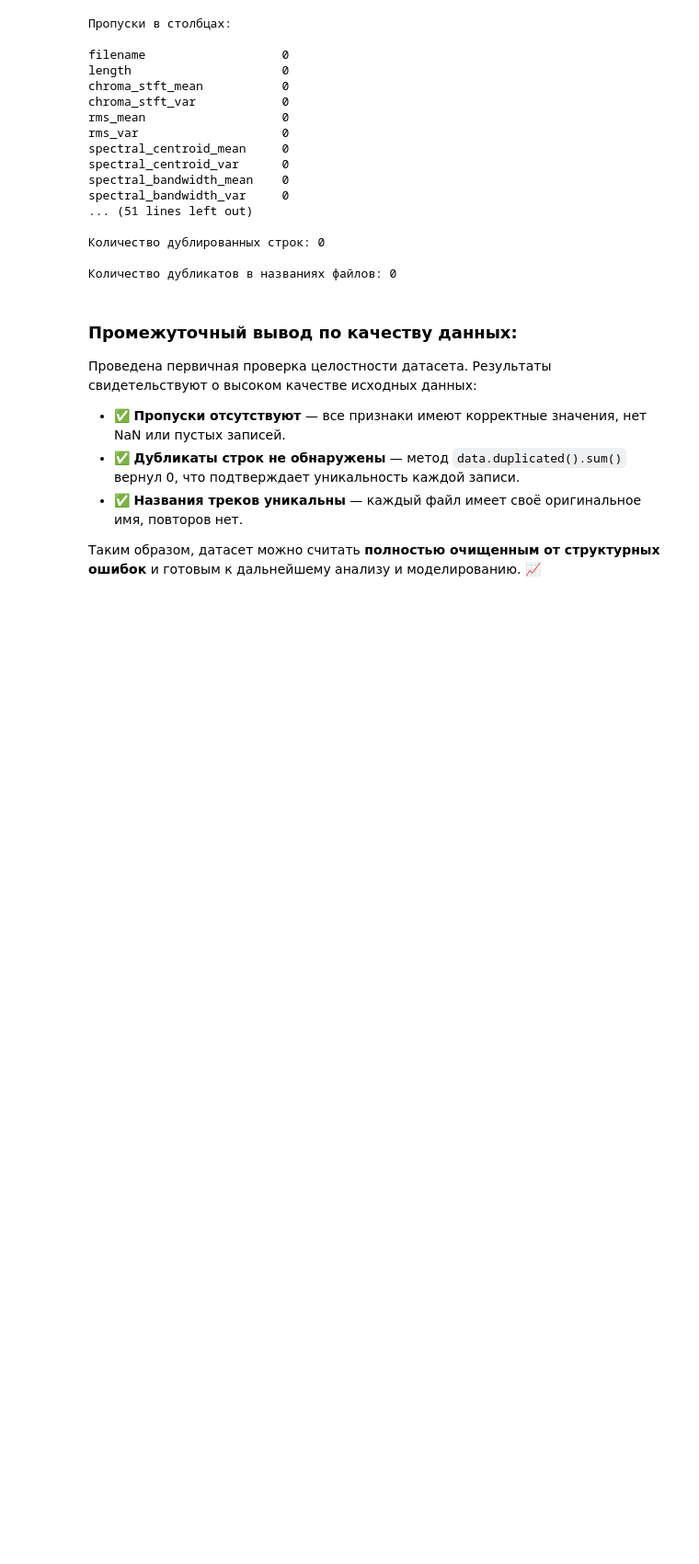
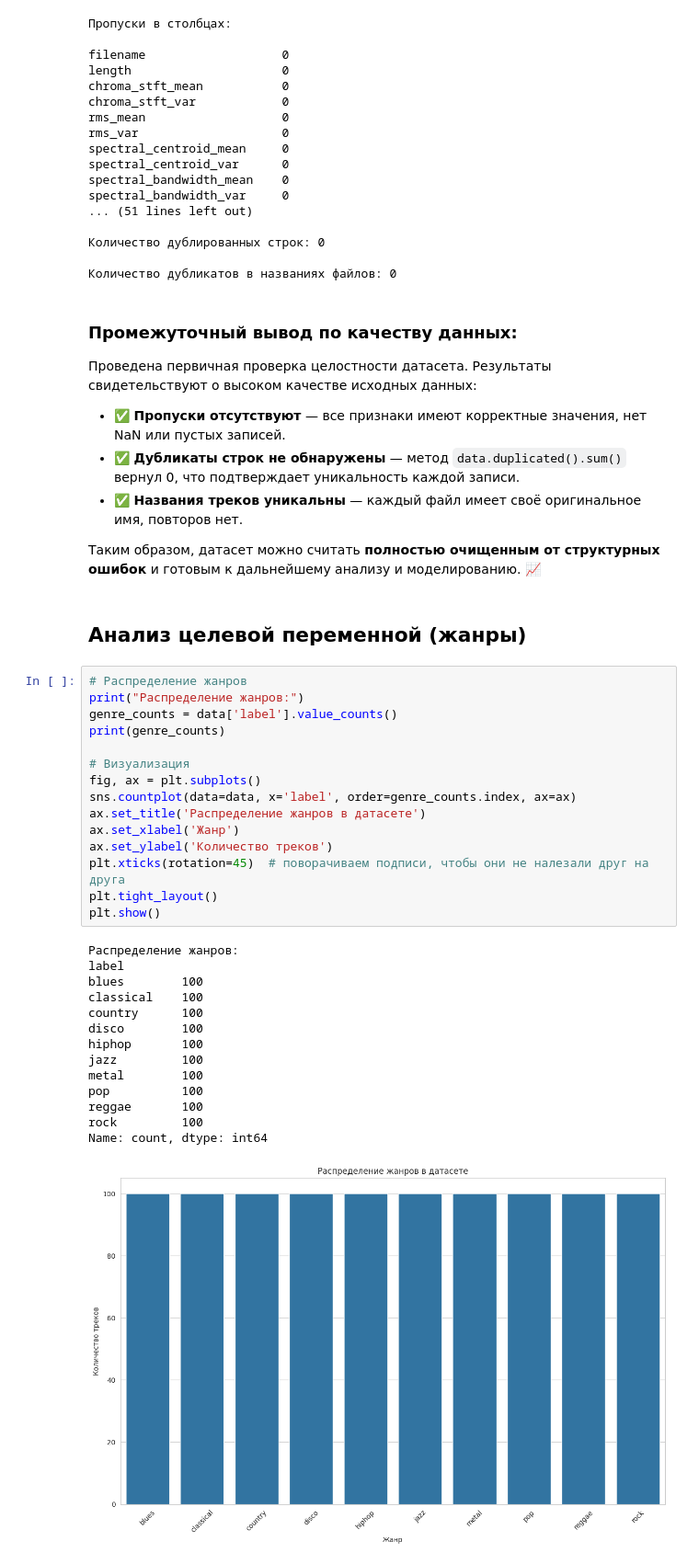
Before and after one commit to Marfall/MusicAnalyzer, a Jupyter notebook: MusicAnalyzer.ipynb, the cells around one changed output. Shown at 92% size. Drawn from its saved outputs; the diff is of its cells as text; blank space fills up the shorter version.

```diff
--- a/MusicAnalyzer.ipynb
+++ b/MusicAnalyzer.ipynb
@@ -151,3 +151,35 @@ spectral_bandwidth_var     0
 - ✅ **Названия треков уникальны** — каждый файл имеет своё оригинальное имя, повторов нет.
 
 Таким образом, датасет можно считать **полностью очищенным от структурных ошибок** и готовым к дальнейшему анализу и моделированию. 📈
+# %% [markdown]
+## Анализ целевой переменной (жанры)
+# %%
+# Распределение жанров
+print("Распределение жанров:")
+genre_counts = data['label'].value_counts()
+print(genre_counts)
+
+# Визуализация
+fig, ax = plt.subplots()
+sns.countplot(data=data, x='label', order=genre_counts.index, ax=ax)
+ax.set_title('Распределение жанров в датасете')
+ax.set_xlabel('Жанр')
+ax.set_ylabel('Количество треков')
+plt.xticks(rotation=45)  # поворачиваем подписи, чтобы они не налезали друг на друга
+plt.tight_layout()
+plt.show()
+# %% [output]
+Распределение жанров:
+label
+blues        100
+classical    100
+country      100
+disco        100
+hiphop       100
+jazz         100
+metal        100
+pop          100
+reggae       100
+rock         100
+Name: count, dtype: int64
+[figure, added]
```
Also changed, not shown: parts of 4 cells of this notebook.
